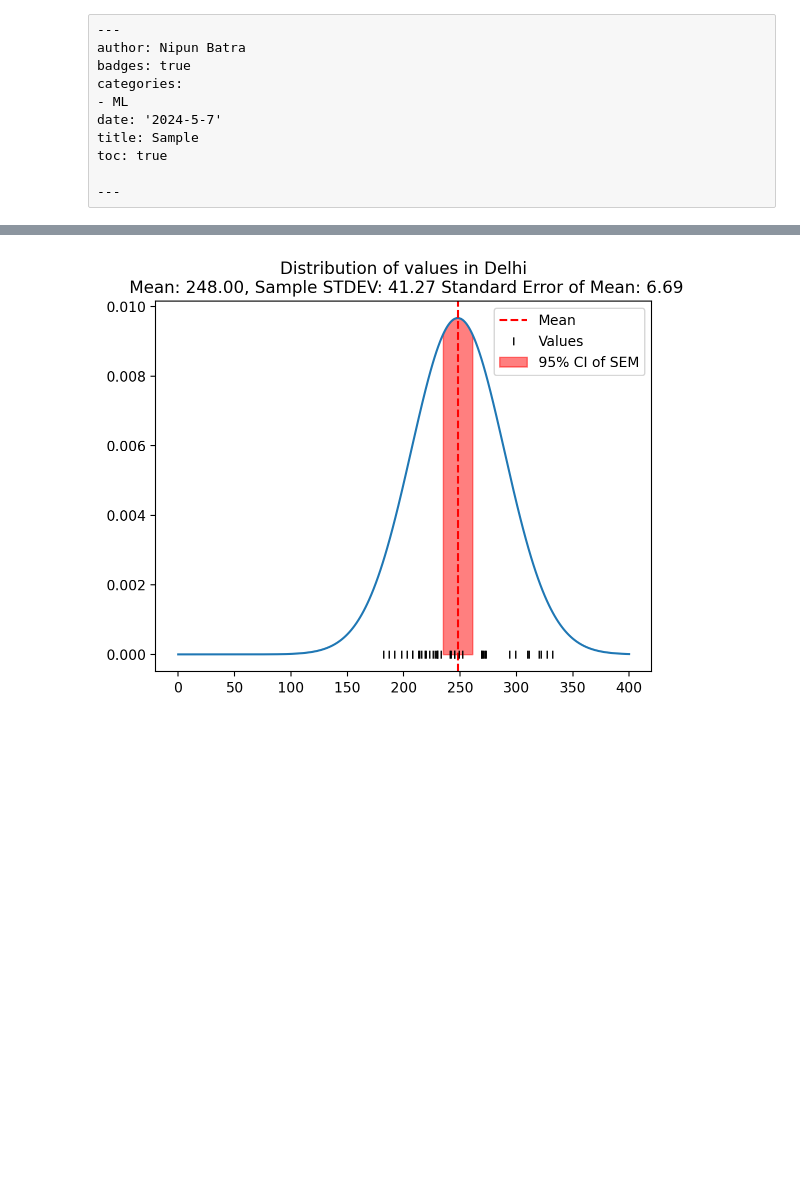
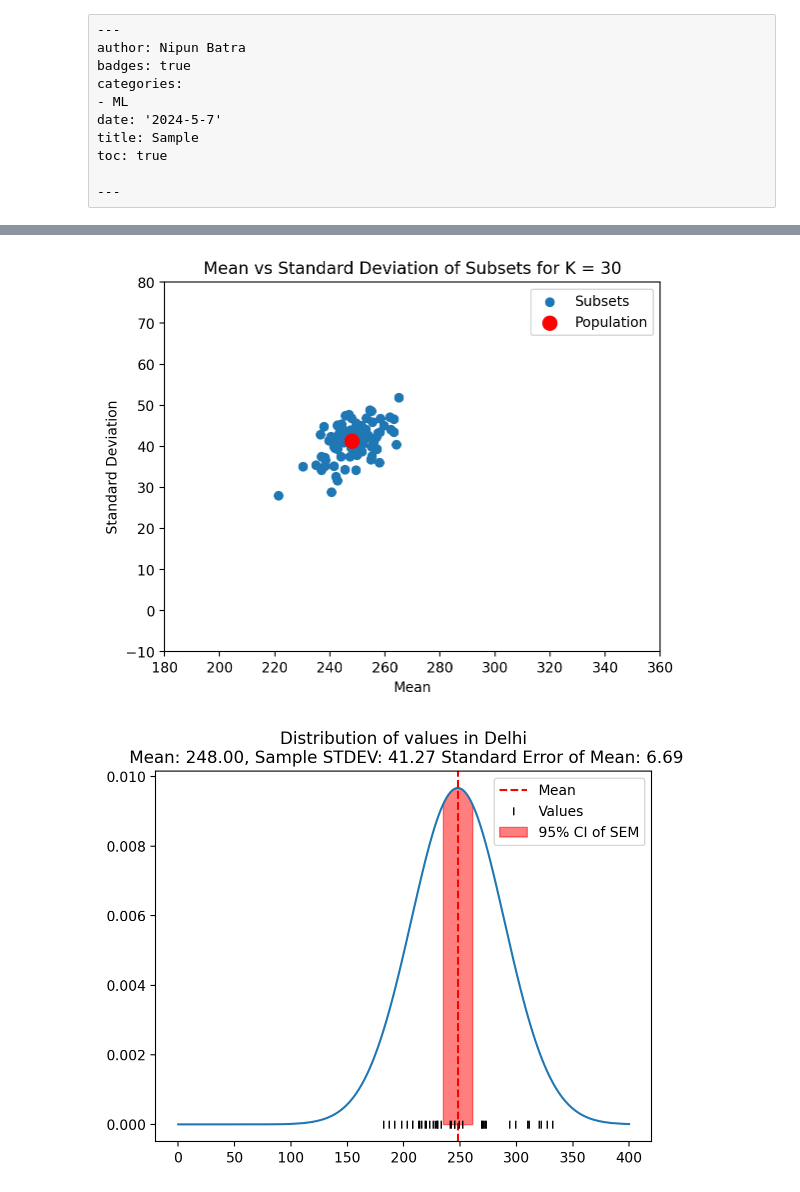
Before and after one commit to nipunbatra/blog, a Jupyter notebook: posts/2024-sample-distribution.ipynb, the cells around one changed output, grey strips where cells are left out. Cells and saved outputs as stored; diff of their text form; code cells hidden in the pictures; blank space fills up the shorter version.

```diff
--- a/posts/2024-sample-distribution.ipynb
+++ b/posts/2024-sample-distribution.ipynb
@@ -24,3 +62,7 @@ vals_Kolhapur = np.array([90, 150])
+# %%
+plot_subsets(vals_Delhi, 30)
+# %% [output]
+[figure, added]
 # %%
 def plot_distribution(vals, city='Delhi'):
     # Fit a normal distribution to the data
```
Also changed, not shown: parts of 3 cells of this notebook.
